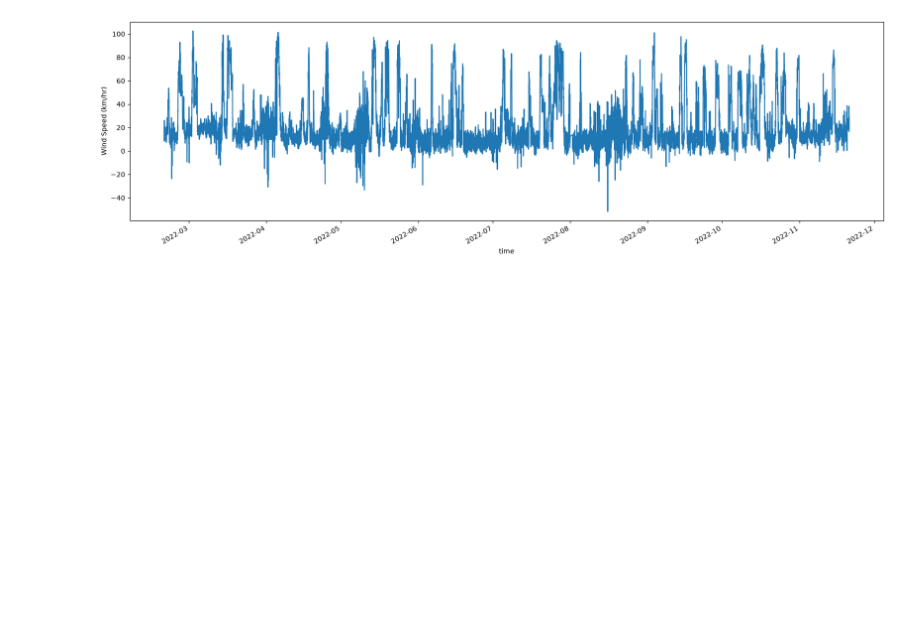
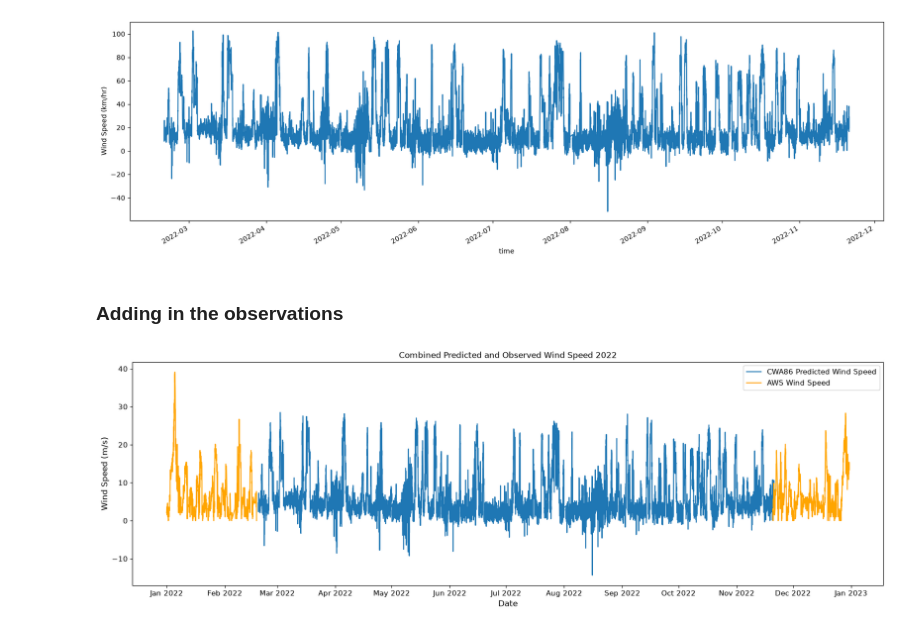
Before and after one commit to Ramirezs873/seismic-weather, a Jupyter notebook: Tutorials/Long_term_pred_workflow.ipynb, the cells around one changed output. Cells and saved outputs as stored; diff of their text form; code cells hidden in the pictures; blank space fills up the shorter version.

Commit message:
2/11/26 10:42 Update
Added updated plots and info on combining observation and predition in a plot

```diff
--- a/Tutorials/Long_term_pred_workflow.ipynb
+++ b/Tutorials/Long_term_pred_workflow.ipynb
@@ -615,3 +615,47 @@ plt.ylabel('Wind Speed (km/hr)')
 plt.gcf().autofmt_xdate()
 # %% [output]
 [figure]
+# %% [markdown]
+### Adding in the observations
+# %%
+WS1 = seis.wind.get_var(variable='Wind speed in km/h',
+                   t_start=UTC(2022, 1, 1),
+                   t_end=UTC(2022, 2, 18))
+# %%
+WS2 = seis.wind.get_var(variable='Wind speed in km/h',
+                   t_start=UTC(2022, 11, 20),
+                   t_end=UTC(2022, 12, 31))
+# %%
+aws_times1 = WS1[0]
+aws_ws1 = WS1[1]
+aws_times2 = WS2[0]
+aws_ws2 = WS2[1]
+# %%
+plt.figure(figsize = (20,6))
+plt.plot(times1, ws1 / 3.6, label = 'CWA86 Predicted Wind Speed')
+plt.plot(aws_times1, aws_ws1 / 3.6, color='orange', label='AWS Wind Speed')
+plt.plot(aws_times2, aws_ws2 / 3.6, color='orange')
+plt.xlabel('time')
+plt.ylabel('Wind Speed (km/hr)')
+plt.legend(loc='upper right',
+          fontsize=11,
+          frameon=True,
+          framealpha=1,
+          edgecolor='lightgrey')
+plt.title('Combined Predicted and Observed Wind Speed 2022', fontsize=12)
+# Ticks
+plt.xticks(fontsize=11)
+plt.yticks(fontsize=11)
+
+#axis
+plt.ylabel('Wind Speed (m/s)', fontsize=12)
+plt.xlabel('Date', fontsize=12)
+
+#add more month timestamps to the x-axis
+import matplotlib.dates as mdates
+
+ax = plt.gca()
+ax.xaxis.set_major_locator(mdates.MonthLocator())
+ax.xaxis.set_major_formatter(mdates.DateFormatter('%b %Y'))
+# %% [output]
+[figure, added]
```
